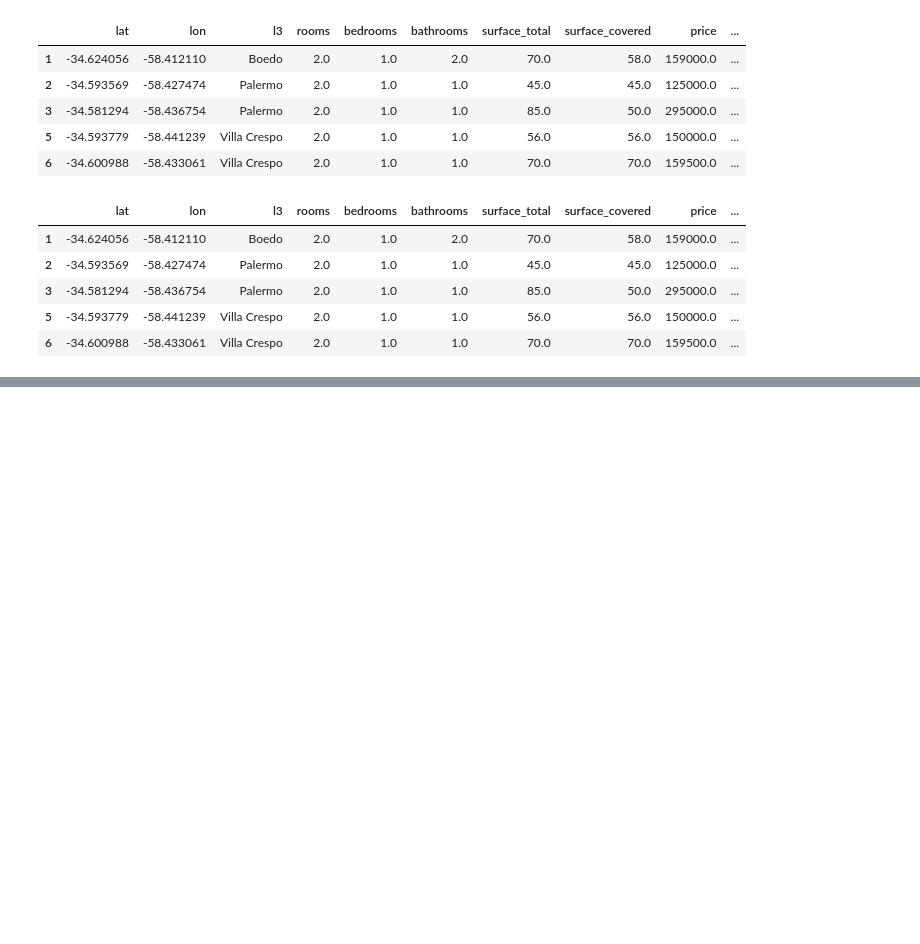
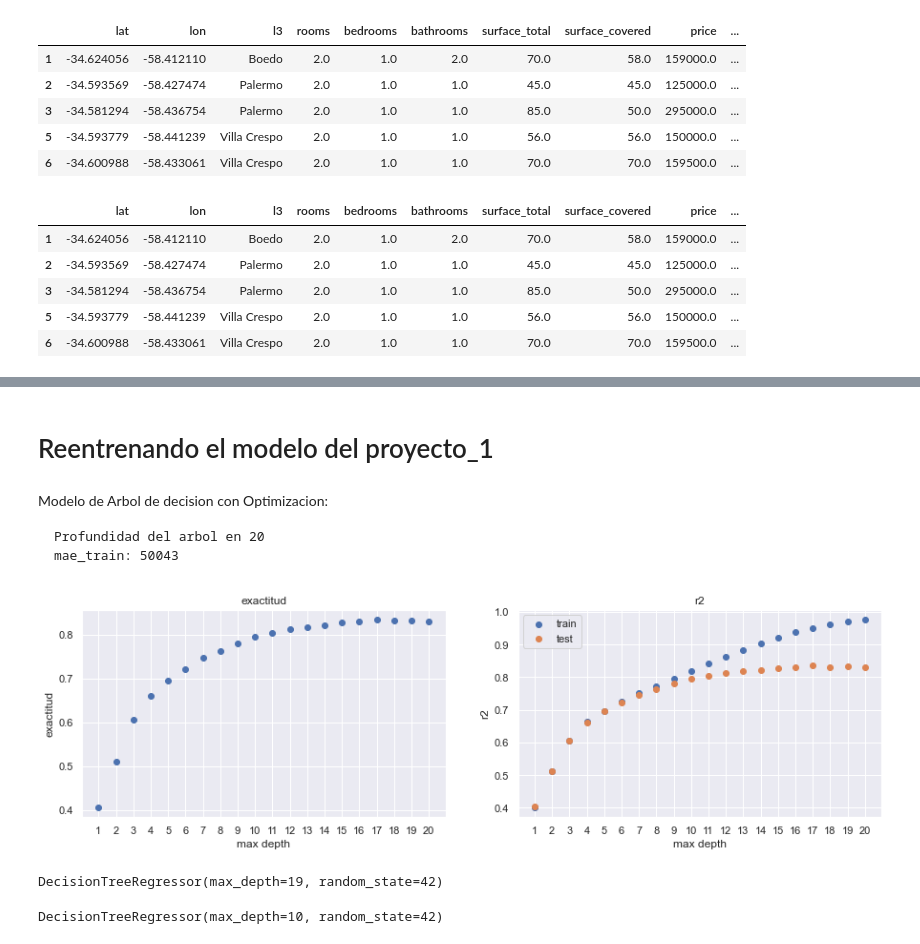
Before and after one commit to leobrandoon/house_price_prediction_v2, a Jupyter notebook: LeonardoGonzalez_Proyecto_02.ipynb, the cells around one changed output, grey strips where cells are left out. Saved outputs shown, nothing was run; the diff lists cells and outputs as text; code cells hidden in the pictures; blank space fills up the shorter version.

```diff
--- a/LeonardoGonzalez_Proyecto_02.ipynb
+++ b/LeonardoGonzalez_Proyecto_02.ipynb
@@ -681,0 +670,12 @@ RMSE segun el tipo de estrategia: 43319.38583178386
+# %%
+svd=TruncatedSVD
+
+for i in range(2,64):
+    svd=TruncatedSVD(n_components=i,random_state=42)
+    X_train_new=svd.fit_transform(X_train)
+    X_test_new=svd.transform(X_test)
+
+    tree = DecisionTreeRegressor(max_depth=10,random_state=42)
+    tree.fit(X_train_new,y_train)
+
+    y_pred = tree.predict(X_test_new)
@@ -681,0 +690,64 @@ RMSE segun el tipo de estrategia: 43319.38583178386
+# %% [markdown]
+# Reentrenando el modelo del proyecto_1
+# %% [markdown]
+Modelo de Arbol de decision con Optimizacion:
+
+    Profundidad del arbol en 20
+    mae_train: 50043
+# %%
+MAX_DEPTH_range = range(1, 21)
+scores = []
+arbol_r2_train_pred=[]
+arbol_r2_test_pred=[]
+
+for k in MAX_DEPTH_range:
+    new_arbol_regressor = DecisionTreeRegressor(max_depth=k,random_state=42)
+    new_arbol_regressor.fit(X_train, y_train)
+    scores.append(new_arbol_regressor.score(X_test, y_test))
+
+    y_train_pred = new_arbol_regressor.predict(X_train)
+    arbol_r2_train = metrics.r2_score(y_train, y_train_pred)
+    arbol_r2_train_pred.append(arbol_r2_train)
+
+    y_test_pred = new_arbol_regressor.predict(X_test)
+    arbol_r2_test = metrics.r2_score(y_test, y_test_pred)
+    arbol_r2_test_pred.append(arbol_r2_test)
+
+
+fig = plt.figure(figsize=(15,4))
+
+ax1 = fig.add_subplot(121)
+ax2 = fig.add_subplot(122)
+
+
+ax1.scatter(MAX_DEPTH_range,scores,marker="o")
+ax2.scatter(MAX_DEPTH_range,arbol_r2_train_pred,marker="o",label="train")
+ax2.scatter(MAX_DEPTH_range,arbol_r2_test_pred,marker="o",label="test")
+
+ax1.set_xticks(MAX_DEPTH_range)
+ax2.set_xticks(MAX_DEPTH_range)
+
+ax2.legend()
+
+
+ax1.set_title('exactitud')
+ax1.set_xlabel('max depth')
+ax1.set_ylabel('exactitud')
+
+ax2.set_title('r2')
+ax2.set_xlabel('max depth')
+ax2.set_ylabel('r2')
+
+plt.show()
+# %% [output]
+[figure, added]
+# %%
+arbol_proyecto1 = DecisionTreeRegressor(max_depth= 19,random_state=42)
+arbol_proyecto1.fit(X_train,y_train)
+# %% [output]
+DecisionTreeRegressor(max_depth=19, random_state=42)
+# %%
+arbol_proyecto2 = DecisionTreeRegressor(max_depth= 10,random_state=42)
+arbol_proyecto2.fit(X_train,y_train)
+# %% [output]
+DecisionTreeRegressor(max_depth=10, random_state=42)
```
Also changed, not shown: parts of 61 cells of this notebook.
